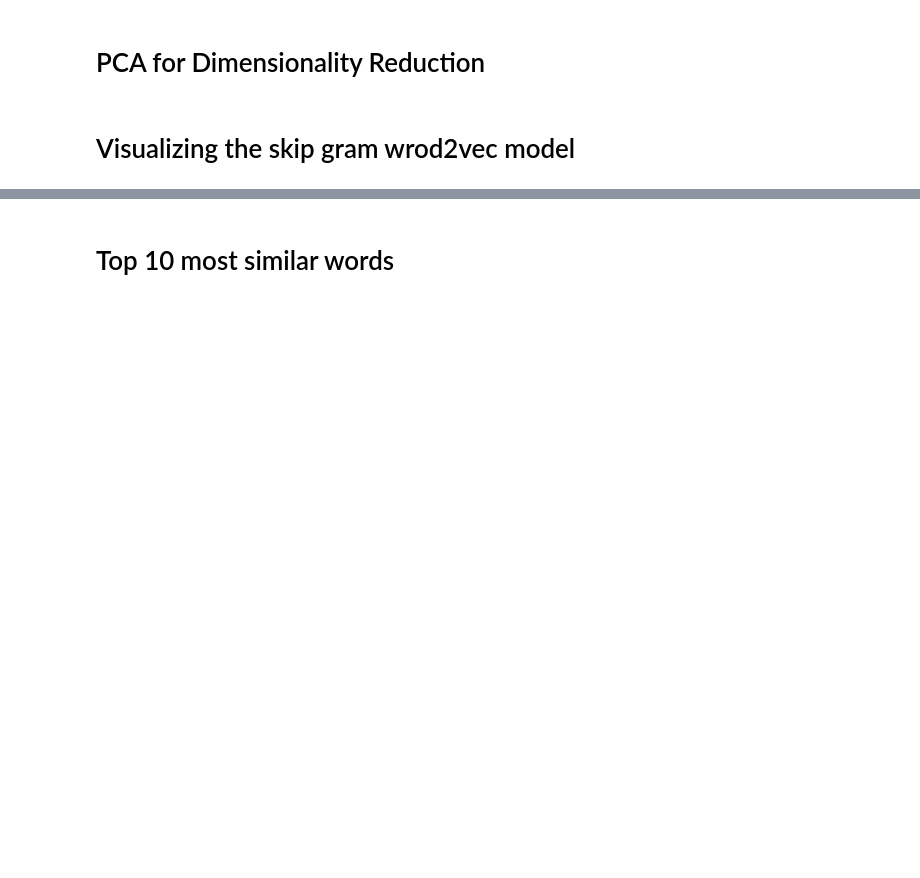
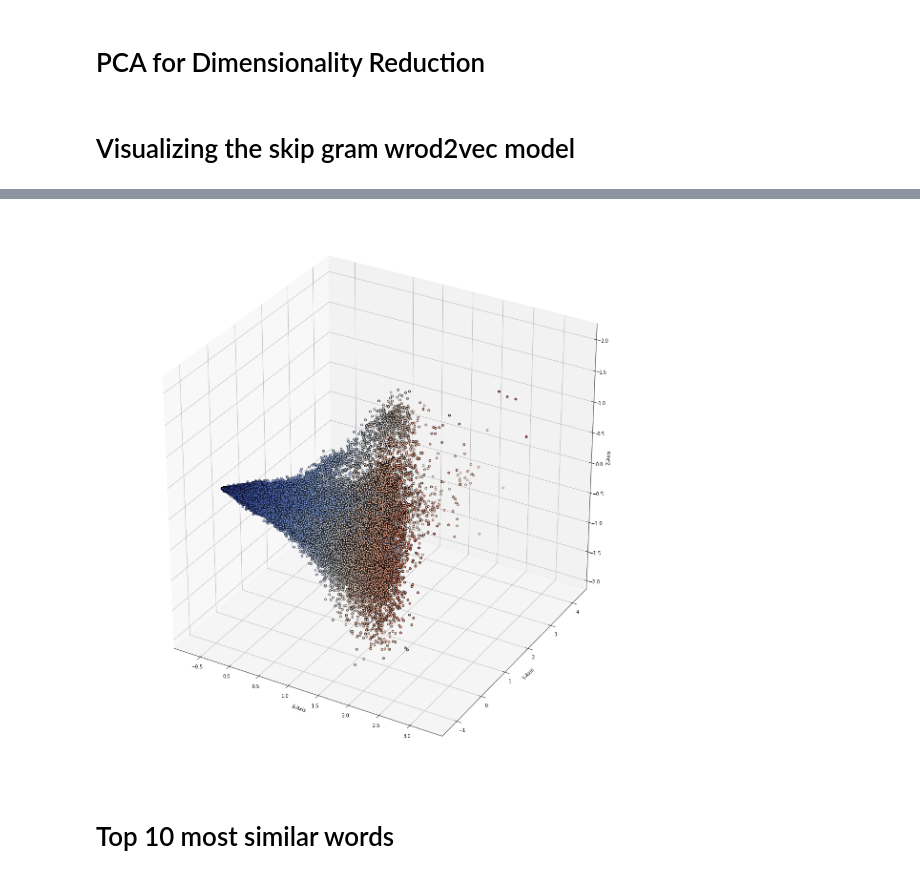
Before and after one commit to EshbanTheLearner/Word2Vec-with-Gensim, a Jupyter notebook: Word2Vec_with_Gensim.ipynb, the cells around one changed output, grey strips where cells are left out. Saved outputs shown, nothing was run; the diff lists cells and outputs as text; code cells hidden in the pictures; blank space fills up the shorter version.

```diff
--- a/Word2Vec_with_Gensim.ipynb
+++ b/Word2Vec_with_Gensim.ipynb
@@ -138,3 +184,22 @@ plt.show()
+# %%
+x = []
+y = []
+z = []
+for value in result:
+    x.append(value[0])
+    y.append(value[1])
+    z.append(value[2])
+# %%
+t = x
+fig = plt.figure(figsize=(16,16))
+ax = Axes3D(fig)
+ax.scatter(x, y, z, c=t, cmap='coolwarm', marker='o', edgecolors='black')
+ax.set_xlabel('X-Axis')
+ax.set_ylabel('Y-Axis')
+ax.set_zlabel('Z-Axis')
+plt.show()
+# %% [output]
+[figure, added]
 # %% [markdown]
 # Top 10 most similar words
 # %%
```
Also changed, not shown: parts of 16 cells of this notebook.
